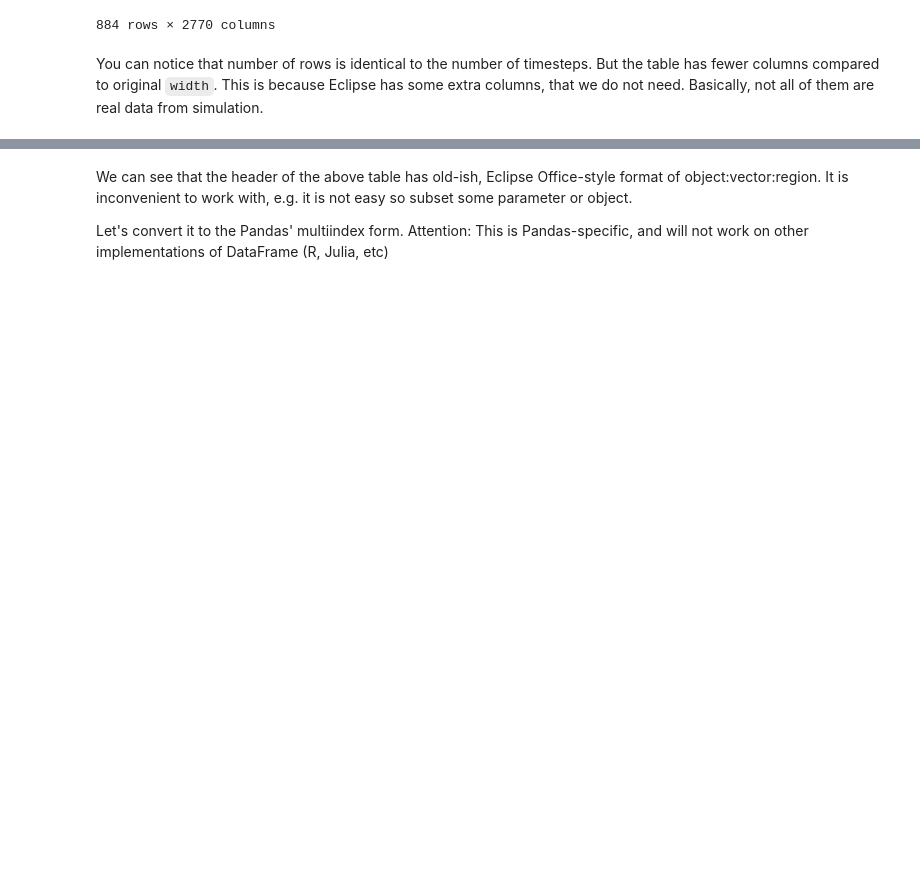
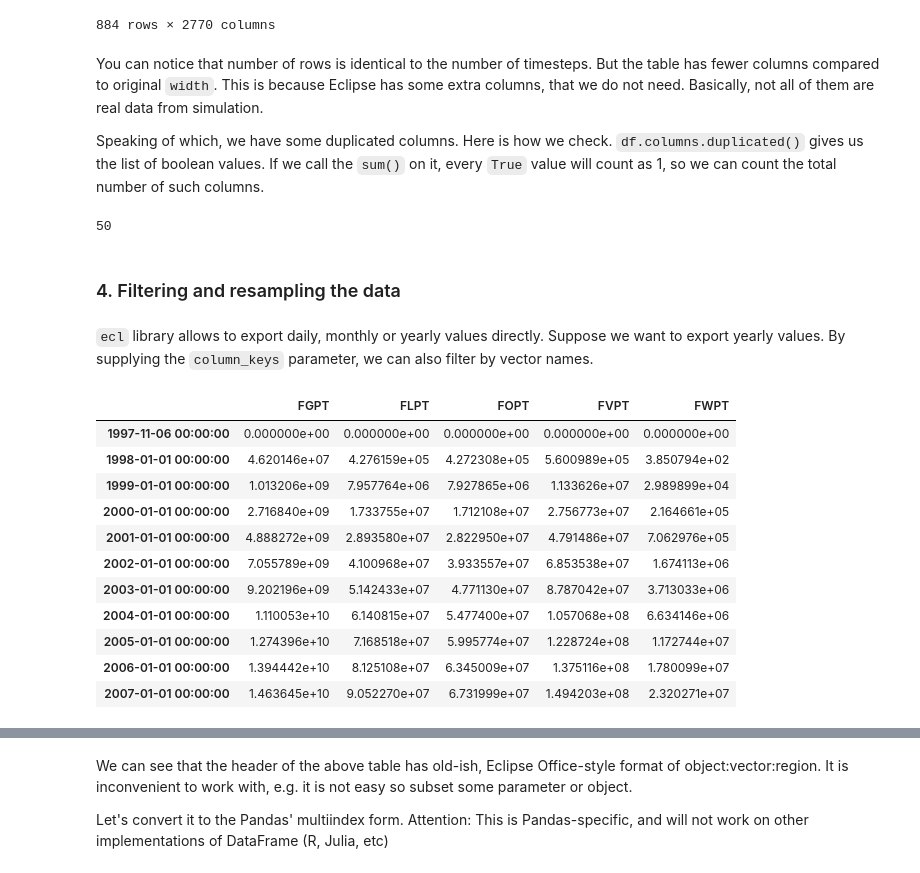
Before and after one commit to crayxt/re-workflow-notebooks, a Jupyter notebook: 01-ecl-notebooks/01-summary-files.ipynb, the cells around one changed output, grey strips where cells are left out. Drawn from its saved outputs; the diff is of its cells as text; code cells hidden in the pictures; blank space fills up the shorter version.

```diff
--- a/01-ecl-notebooks/01-summary-files.ipynb
+++ b/01-ecl-notebooks/01-summary-files.ipynb
@@ -66,3 +66,9 @@ df
 884 rows × 2770 columns
 # %% [markdown]
 You can notice that number of rows is identical to the number of timesteps. But the table has fewer columns compared to original `width`. This is because Eclipse has some extra columns, that we do not need. Basically, not all of them are real data from simulation.
+
+Speaking of which, we have some duplicated columns. Here is how we check. `df.columns.duplicated()` gives us the list of boolean values. If we call the `sum()` on it, every `True` value will count as 1, so we can count the total number of such columns.
+# %%
+df.columns.duplicated().sum()
+# %% [output]
+50
@@ -69 +81,22 @@ You can notice that number of rows is identical to the number of timesteps. But
+# %% [markdown]
+### 4. Filtering and resampling the data
+# %% [markdown]
+`ecl` library allows to export daily, monthly or yearly values directly. Suppose we want to export yearly values. By supplying the `column_keys` parameter, we can also filter by vector names.
+# %%
+#help(case.pandas_frame)
+yearly_dates = case.time_range(interval="1Y")
+case.pandas_frame(time_index = yearly_dates, column_keys=["F*PT"])
+# %% [output]
+|  | FGPT | FLPT | FOPT | FVPT | FWPT |
+| 1997-11-06 00:00:00 | 0.000000e+00 | 0.000000e+00 | 0.000000e+00 | 0.000000e+00 | 0.000000e+00 |
+| 1998-01-01 00:00:00 | 4.620146e+07 | 4.276159e+05 | 4.272308e+05 | 5.600989e+05 | 3.850794e+02 |
+| 1999-01-01 00:00:00 | 1.013206e+09 | 7.957764e+06 | 7.927865e+06 | 1.133626e+07 | 2.989899e+04 |
+| 2000-01-01 00:00:00 | 2.716840e+09 | 1.733755e+07 | 1.712108e+07 | 2.756773e+07 | 2.164661e+05 |
+| 2001-01-01 00:00:00 | 4.888272e+09 | 2.893580e+07 | 2.822950e+07 | 4.791486e+07 | 7.062976e+05 |
+| 2002-01-01 00:00:00 | 7.055789e+09 | 4.100968e+07 | 3.933557e+07 | 6.853538e+07 | 1.674113e+06 |
+| 2003-01-01 00:00:00 | 9.202196e+09 | 5.142433e+07 | 4.771130e+07 | 8.787042e+07 | 3.713033e+06 |
+| 2004-01-01 00:00:00 | 1.110053e+10 | 6.140815e+07 | 5.477400e+07 | 1.057068e+08 | 6.634146e+06 |
+| 2005-01-01 00:00:00 | 1.274396e+10 | 7.168518e+07 | 5.995774e+07 | 1.228724e+08 | 1.172744e+07 |
+| 2006-01-01 00:00:00 | 1.394442e+10 | 8.125108e+07 | 6.345009e+07 | 1.375116e+08 | 1.780099e+07 |
+| 2007-01-01 00:00:00 | 1.463645e+10 | 9.052270e+07 | 6.731999e+07 | 1.494203e+08 | 2.320271e+07 |
 # %% [markdown]
```
Also changed, not shown: parts of 20 cells of this notebook.
